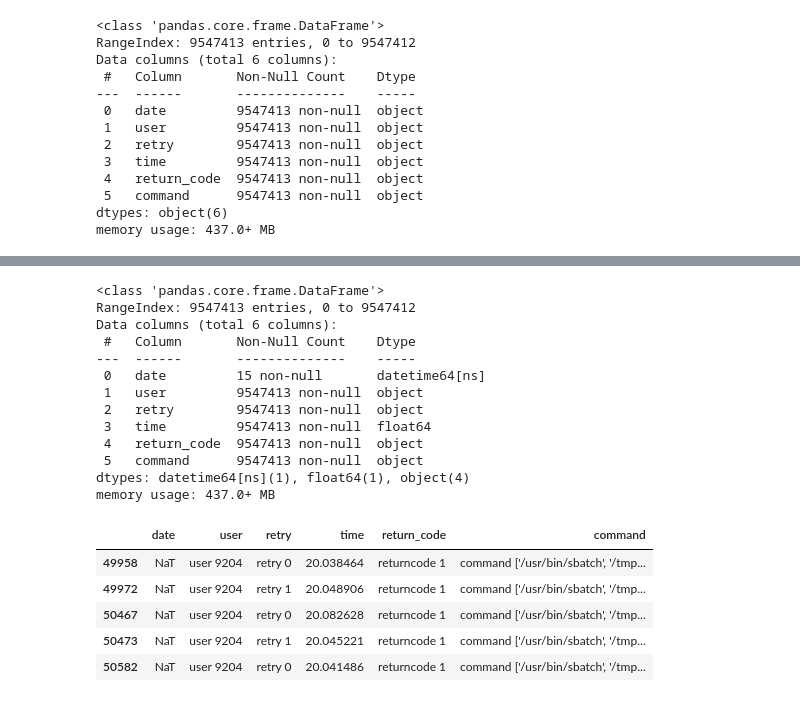
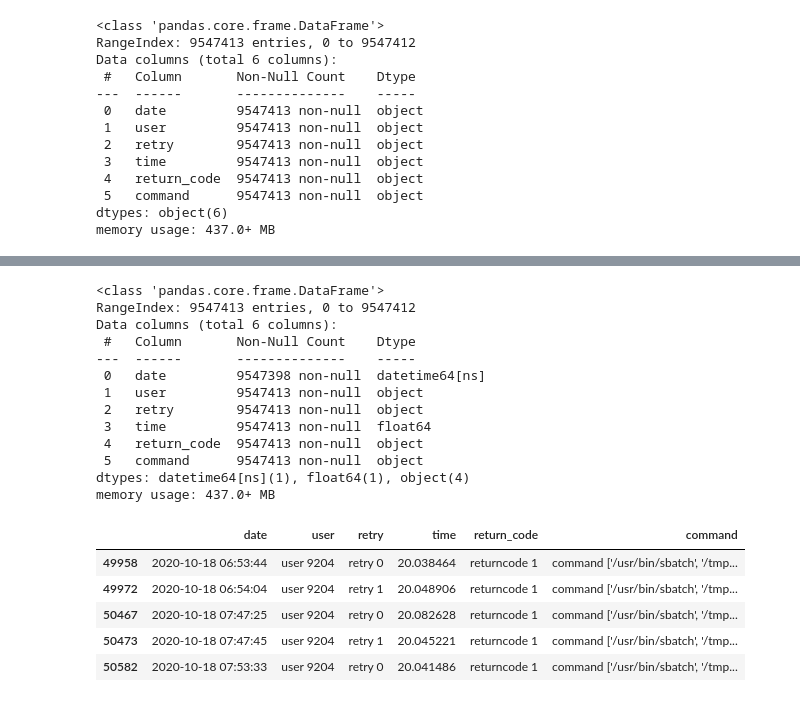
Before and after one commit to nss-data-science-cohort-9/accre-ADoddala, a Jupyter notebook: notebooks/accre_project.ipynb, the cells around one changed output, grey strips where cells are left out. Cells and saved outputs as stored; diff of their text form; code cells hidden in the pictures.

```diff
--- a/notebooks/accre_project.ipynb
+++ b/notebooks/accre_project.ipynb
@@ -348,5 +352,4 @@ memory usage: 437.0+ MB
 # %%
-#convert the date column datatype  to date time format
+#convert the date column datatype  to date time format and truncate the milliseconds
 
-concat_logs['date'] = pd.to_datetime(concat_logs['date'],
-                                           format = "%Y-%m-%d %H:%M:%S", errors='coerce')
+concat_logs['date'] = pd.to_datetime(concat_logs['date'],errors='coerce').dt.floor('s')
@@ -360,7 +374,7 @@ RangeIndex: 9547413 entries, 0 to 9547412
 Data columns (total 6 columns):
  #   Column       Non-Null Count    Dtype
 ---  ------       --------------    -----
- 0   date         15 non-null       datetime64[ns]
+ 0   date         9547398 non-null  datetime64[ns]
  1   user         9547413 non-null  object
  2   retry        9547413 non-null  object
  3   time         9547413 non-null  float64
@@ -371,13 +385,13 @@ memory usage: 437.0+ MB
 # %%
 pd.set_option('display.max_colwidth', None) #To display the full column(here looking for command column) values with out cut off
 
-unresponsive = concat_logs[(concat_logs['user'] == 'user 9204') & (concat_logs['return_code'] == 'returncode 1') & (concat_logs['time'] > 15) & (concat_logs['command'].str.contains(r"'/usr/bin/(sbatch)'"))]
+unresponsive_jobs = concat_logs[(concat_logs['user'] == 'user 9204') & (concat_logs['return_code'] == 'returncode 1') & (concat_logs['time'] > 15) & (concat_logs['command'].str.contains(r"'/usr/bin/(sbatch)'"))]
 # %%
-unresponsive.head()
+unresponsive_jobs.head()
 # %% [output]
 |  | date | user | retry | time | return_code | command |
-| 49958 | NaT | user 9204 | retry 0 | 20.038464 | returncode 1 | command ['/usr/bin/sbatch', '/tmp... |
-| 49972 | NaT | user 9204 | retry 1 | 20.048906 | returncode 1 | command ['/usr/bin/sbatch', '/tmp... |
-| 50467 | NaT | user 9204 | retry 0 | 20.082628 | returncode 1 | command ['/usr/bin/sbatch', '/tmp... |
-| 50473 | NaT | user 9204 | retry 1 | 20.045221 | returncode 1 | command ['/usr/bin/sbatch', '/tmp... |
-| 50582 | NaT | user 9204 | retry 0 | 20.041486 | returncode 1 | command ['/usr/bin/sbatch', '/tmp... |
+| 49958 | 2020-10-18 06:53:44 | user 9204 | retry 0 | 20.038464 | returncode 1 | command ['/usr/bin/sbatch', '/tmp... |
+| 49972 | 2020-10-18 06:54:04 | user 9204 | retry 1 | 20.048906 | returncode 1 | command ['/usr/bin/sbatch', '/tmp... |
+| 50467 | 2020-10-18 07:47:25 | user 9204 | retry 0 | 20.082628 | returncode 1 | command ['/usr/bin/sbatch', '/tmp... |
+| 50473 | 2020-10-18 07:47:45 | user 9204 | retry 1 | 20.045221 | returncode 1 | command ['/usr/bin/sbatch', '/tmp... |
+| 50582 | 2020-10-18 07:53:33 | user 9204 | retry 0 | 20.041486 | returncode 1 | command ['/usr/bin/sbatch', '/tmp... |
```
Also changed, not shown: parts of 12 cells of this notebook.
